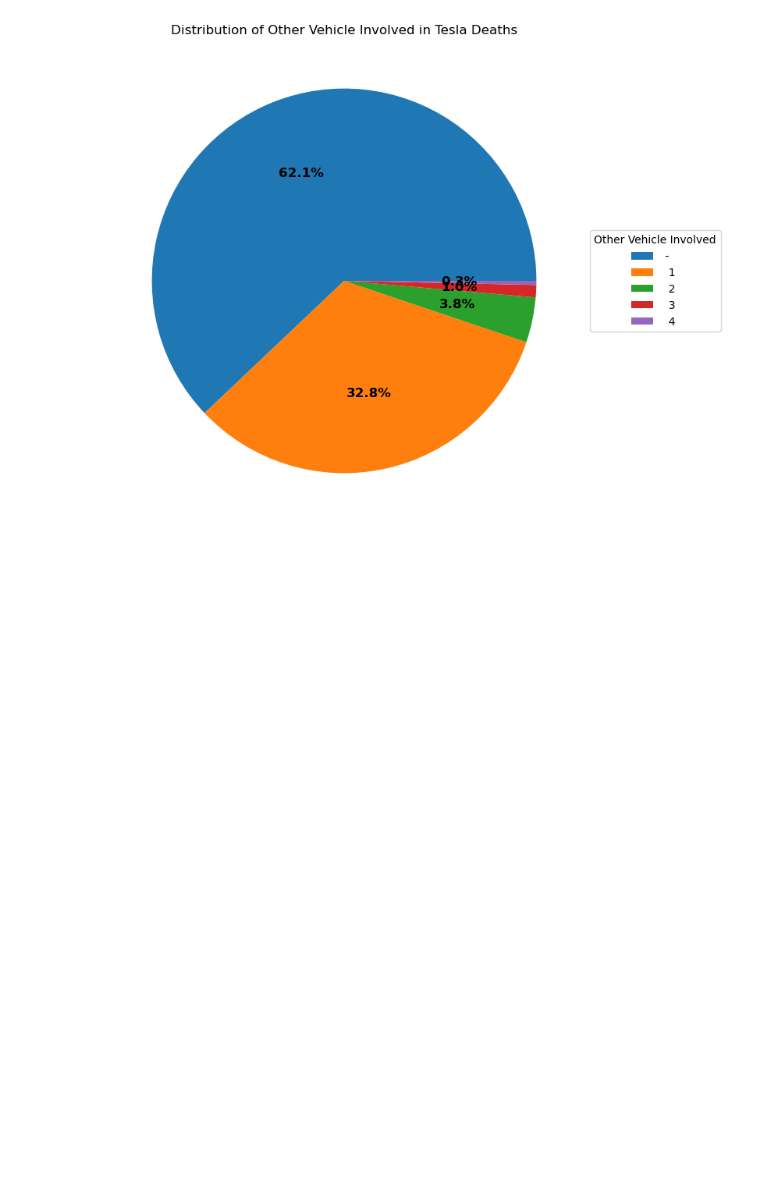
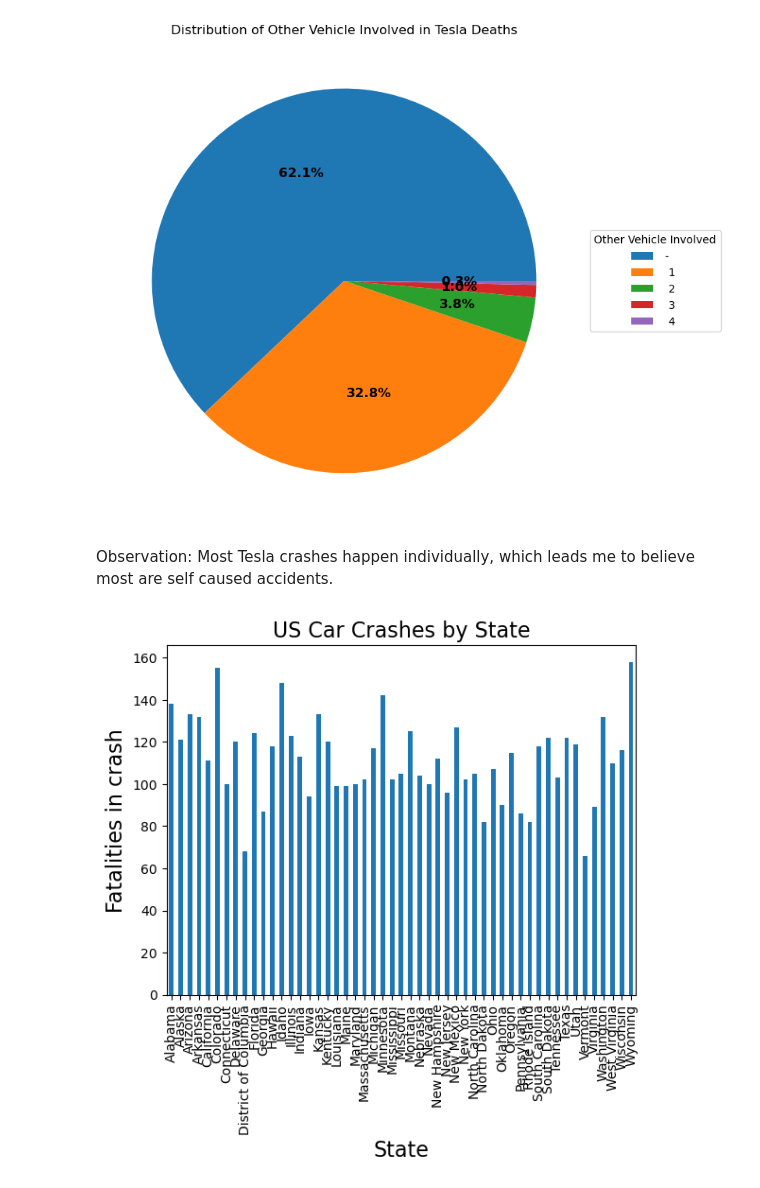
Before and after one commit to ubco-W2022T2-data301/project-group-group13, a Jupyter notebook: analysis/analysis2.ipynb, the cells around one changed output. Drawn from its saved outputs; the diff is of its cells as text; code cells hidden in the pictures; blank space fills up the shorter version.

```diff
--- a/analysis/analysis2.ipynb
+++ b/analysis/analysis2.ipynb
@@ -175,3 +177,27 @@ plt.title("Distribution of Other Vehicle Involved in Tesla Deaths")
 plt.show()
 # %% [output]
 [figure]
+# %% [markdown]
+Observation: Most Tesla crashes happen individually, which leads me to believe most are self caused accidents.
+# %%
+import matplotlib.pyplot as plt
+import pandas as pd
+
+# Read the US car crashes dataset
+dataset2 = pd.read_csv("../data/raw/US_car_crashes.csv")
+
+# Group the data by state and calculate the total number of crashes
+crashes_by_state = dataset2.groupby('State')['Fatalities in crash'].sum()
+
+# Create a bar chart using pandas plot function
+crashes_by_state.plot(kind='bar')
+
+# Add labels and title with increased font size
+plt.xlabel('State', fontsize=16)
+plt.ylabel('Fatalities in crash', fontsize=16)
+plt.title('US Car Crashes by State', fontsize=16)
+
+# Show the plot
+plt.show()
+# %% [output]
+[figure, added]
```
Also changed, not shown: parts of 10 cells of this notebook.
